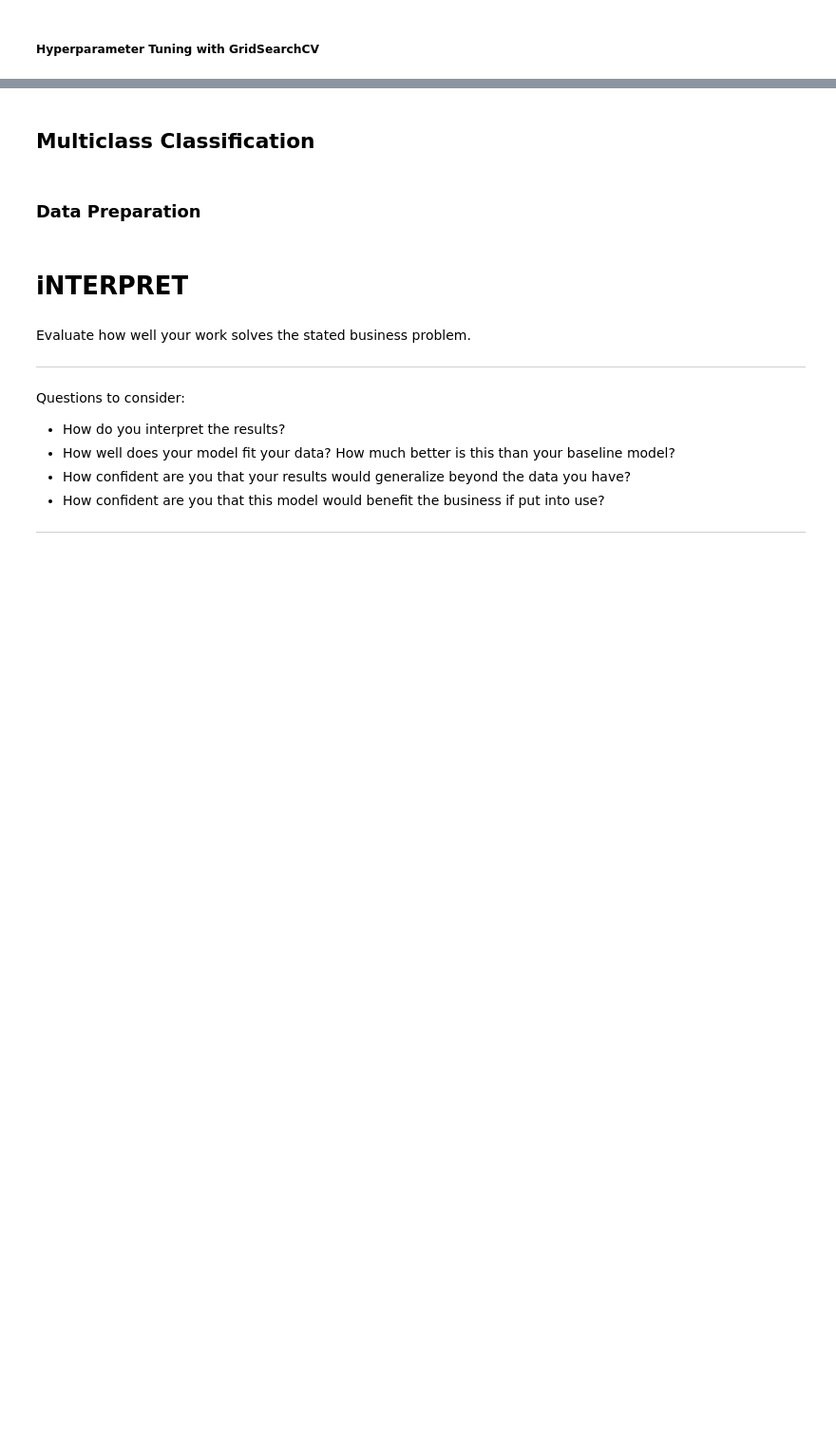
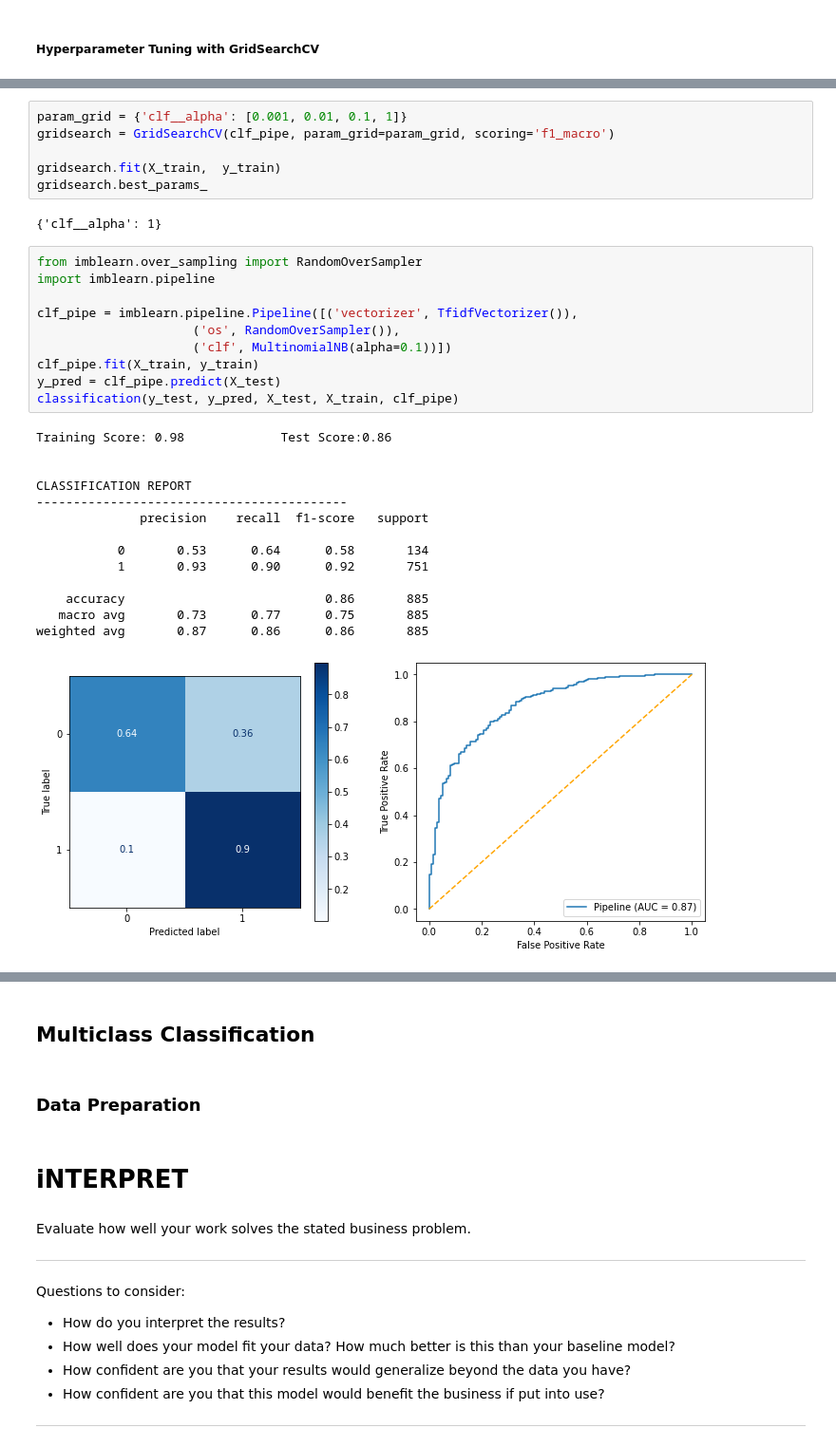
Before and after one commit to ebtezcan/Apple-Google-NLP-Analysis, a Jupyter notebook: index_OSEMN_plus_mvp.ipynb, the cells around one changed output, grey strips where cells are left out. Shown at 95% size. Drawn from its saved outputs; the diff is of its cells as text; blank space fills up the shorter version.

```diff
--- a/index_OSEMN_plus_mvp.ipynb
+++ b/index_OSEMN_plus_mvp.ipynb
@@ -914,0 +1008,33 @@ gridsearch = GridSearchCV(clf_pipe, param_grid=param_grid)
+# %%
+param_grid = {'clf__alpha': [0.001, 0.01, 0.1, 1]}
+gridsearch = GridSearchCV(clf_pipe, param_grid=param_grid, scoring='f1_macro')
+
+gridsearch.fit(X_train,  y_train)
+gridsearch.best_params_
+# %% [output]
+{'clf__alpha': 1}
+# %%
+from imblearn.over_sampling import RandomOverSampler
+import imblearn.pipeline
+
+clf_pipe = imblearn.pipeline.Pipeline([('vectorizer', TfidfVectorizer()),
+                     ('os', RandomOverSampler()),
+                     ('clf', MultinomialNB(alpha=0.1))])
+clf_pipe.fit(X_train, y_train)
+y_pred = clf_pipe.predict(X_test)
+classification(y_test, y_pred, X_test, X_train, clf_pipe)
+# %% [output]
+Training Score: 0.98             Test Score:0.86
+
+
+CLASSIFICATION REPORT
+------------------------------------------
+              precision    recall  f1-score   support
+
+           0       0.53      0.64      0.58       134
+           1       0.93      0.90      0.92       751
+
+    accuracy                           0.86       885
+   macro avg       0.73      0.77      0.75       885
+weighted avg       0.87      0.86      0.86       885
+[figure, added]
```
Also changed, not shown: parts of 25 cells of this notebook.
